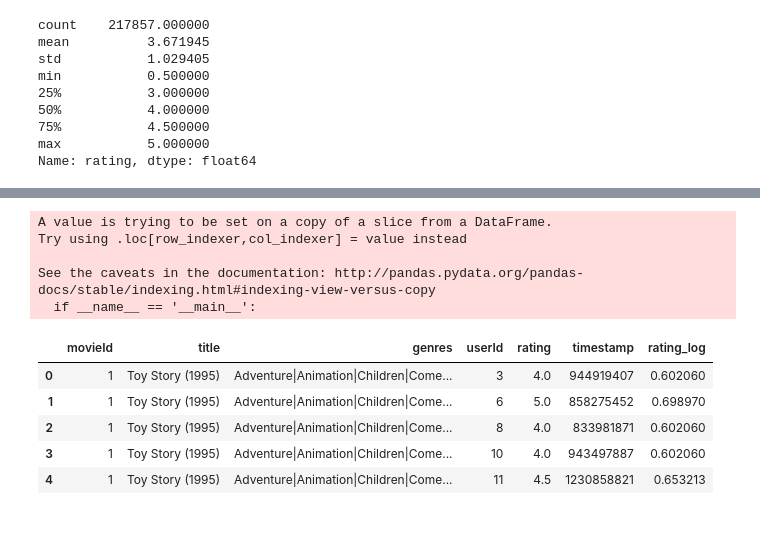
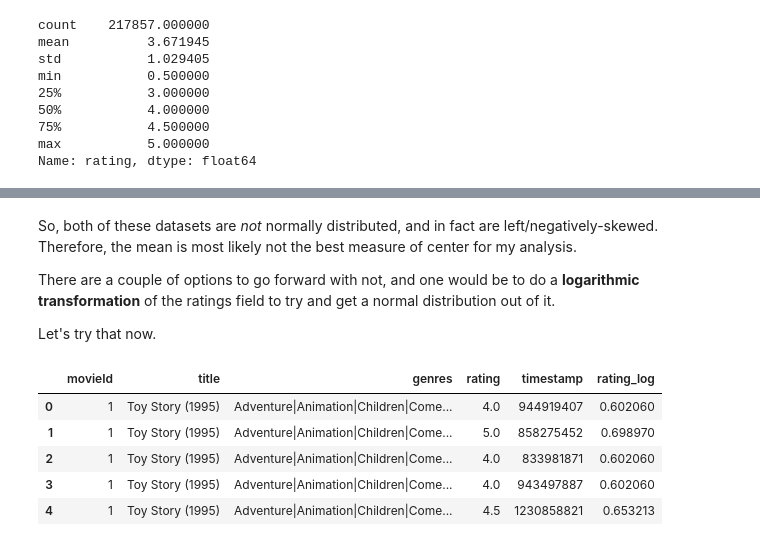
Before and after one commit to stephenlaw30/DataScienceMasters, a Jupyter notebook: Python/UCSD/PythonForDataScience/Week6/Mini Project.ipynb, the cells around one changed output, grey strips where cells are left out. Saved outputs shown, nothing was run; the diff lists cells and outputs as text; code cells hidden in the pictures.

```diff
--- a/Python/UCSD/PythonForDataScience/Week6/Mini Project.ipynb
+++ b/Python/UCSD/PythonForDataScience/Week6/Mini Project.ipynb
@@ -140,16 +162,20 @@ array([[<matplotlib.axes._subplots.AxesSubplot object at 0x...>]], dtype=object)
+# %% [markdown]
+So, both of these datasets are *not* normally distributed, and in fact are left/negatively-skewed. Therefore, the mean is most likely not the best measure of center for my analysis.
+
+There are a couple of options to go forward with not, and one would be to do a **logarithmic transformation** of the ratings field to try and get a normal distribution out of it.
+
+Let's try that now.
 # %%
-animated_children['rating_log'] = np.log10(animated_children['rating'])
+import warnings
+warnings.filterwarnings('ignore')
+
+animated_children['rating_log'] = np.log10(animated_children.loc[:,'rating'])
 animated_children.head(5)
 # %% [output]
-A value is trying to be set on a copy of a slice from a DataFrame.
-Try using .loc[row_indexer,col_indexer] = value instead
-
-See the caveats in the documentation: http://pandas.pydata.org/pandas-docs/stable/indexing.html#indexing-view-versus-copy
-  if __name__ == '__main__':
-|  | movieId | title | genres | userId | rating | timestamp | rating_log |
-| 0 | 1 | Toy Story (1995) | Adventure|Animation|Children|Come... | 3 | 4.0 | 944919407 | 0.602060 |
-| 1 | 1 | Toy Story (1995) | Adventure|Animation|Children|Come... | 6 | 5.0 | 858275452 | 0.698970 |
-| 2 | 1 | Toy Story (1995) | Adventure|Animation|Children|Come... | 8 | 4.0 | 833981871 | 0.602060 |
-| 3 | 1 | Toy Story (1995) | Adventure|Animation|Children|Come... | 10 | 4.0 | 943497887 | 0.602060 |
-| 4 | 1 | Toy Story (1995) | Adventure|Animation|Children|Come... | 11 | 4.5 | 1230858821 | 0.653213 |
+|  | movieId | title | genres | rating | timestamp | rating_log |
+| 0 | 1 | Toy Story (1995) | Adventure|Animation|Children|Come... | 4.0 | 944919407 | 0.602060 |
+| 1 | 1 | Toy Story (1995) | Adventure|Animation|Children|Come... | 5.0 | 858275452 | 0.698970 |
+| 2 | 1 | Toy Story (1995) | Adventure|Animation|Children|Come... | 4.0 | 833981871 | 0.602060 |
+| 3 | 1 | Toy Story (1995) | Adventure|Animation|Children|Come... | 4.0 | 943497887 | 0.602060 |
+| 4 | 1 | Toy Story (1995) | Adventure|Animation|Children|Come... | 4.5 | 1230858821 | 0.653213 |
 # %%
```
Also changed, not shown: parts of 45 cells of this notebook, 5 other files.
